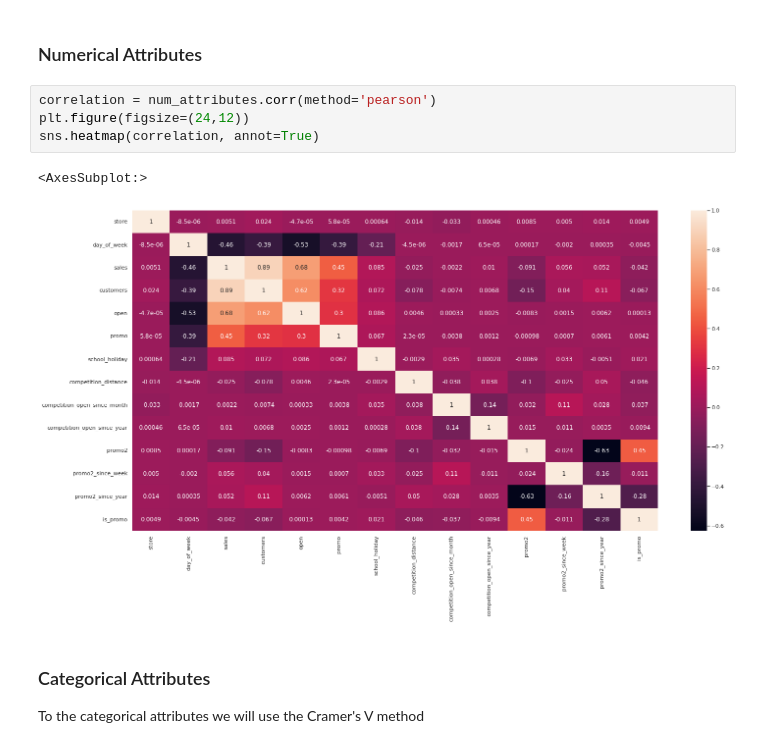
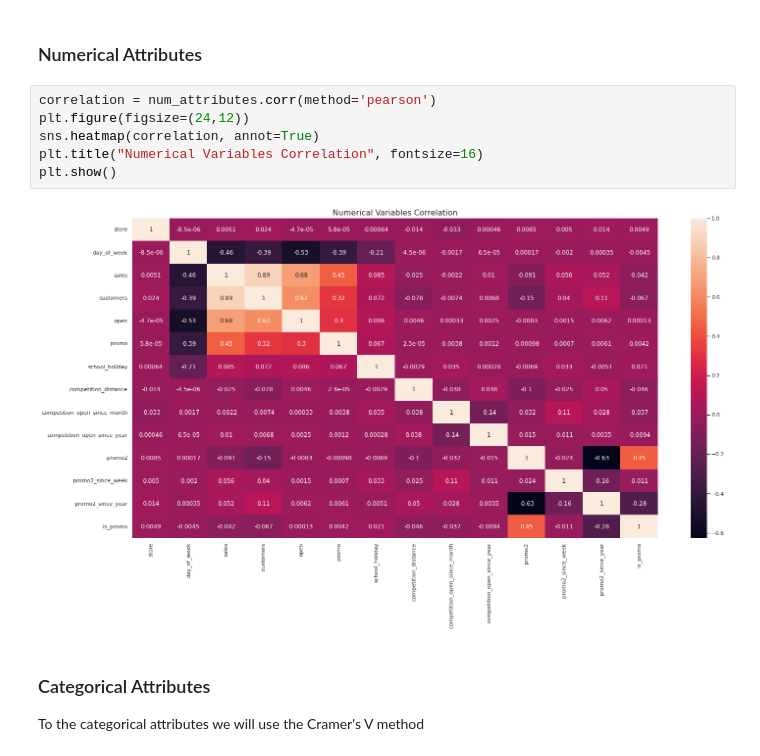
Before and after one commit to rodrigomenon/Rossmann-Sales-Prediction, a Jupyter notebook: rossmann_store_sales_prediction.ipynb, the cells around one changed output. Drawn from its saved outputs; the diff is of its cells as text.

```diff
--- a/rossmann_store_sales_prediction.ipynb
+++ b/rossmann_store_sales_prediction.ipynb
@@ -957,10 +967,11 @@ H12           True          Low
 # %%
 correlation = num_attributes.corr(method='pearson')
 plt.figure(figsize=(24,12))
 sns.heatmap(correlation, annot=True)
+plt.title("Numerical Variables Correlation", fontsize=16)
+plt.show()
 # %% [output]
-<AxesSubplot:>
-[figure, old version]
+[figure, new version]
 # %% [markdown]
 ### Categorical Attributes
 
```
Also changed, not shown: parts of 22 cells of this notebook, 3 other files.
